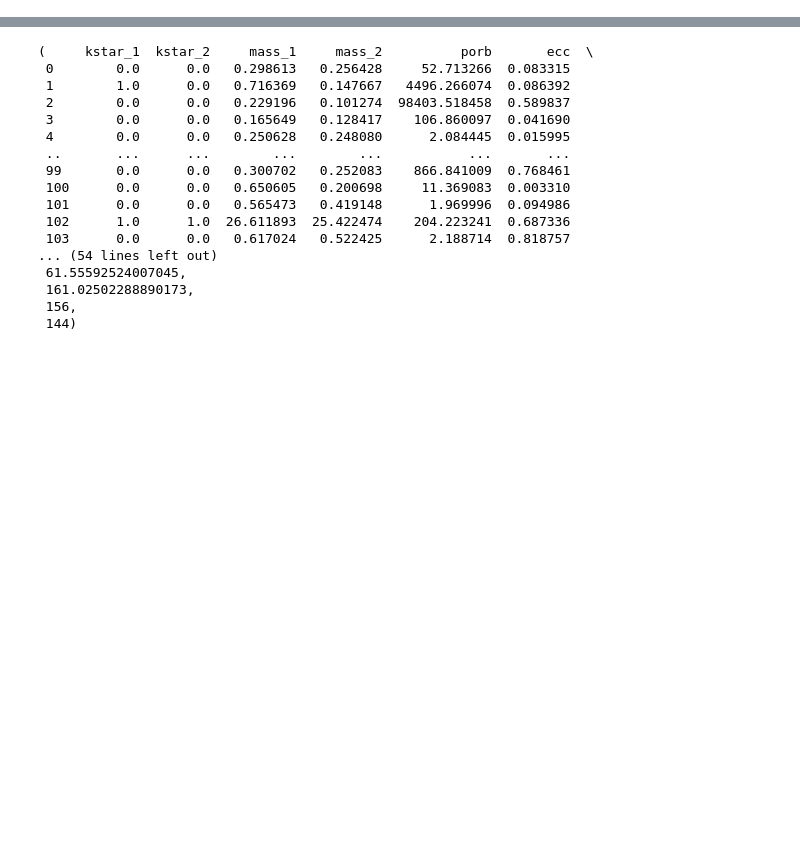
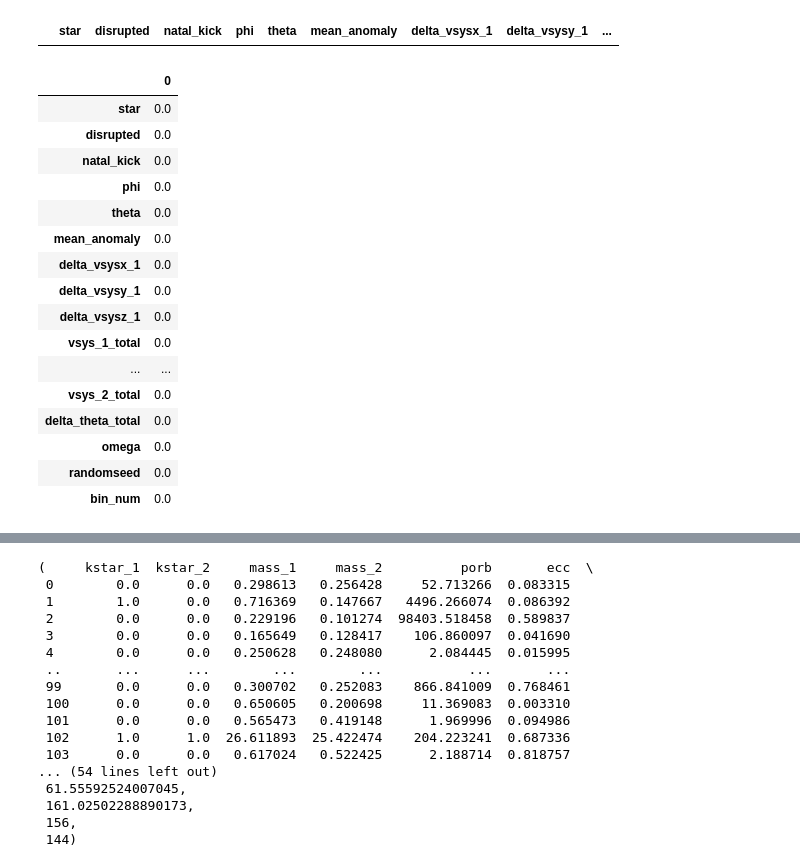
Before and after one commit to TomWagg/cogsworth, a Jupyter notebook: scratch.ipynb, the cells around one changed output, grey strips where cells are left out. Drawn from its saved outputs; the diff is of its cells as text; code cells hidden in the pictures; blank space fills up the shorter version.

```diff
--- a/scratch.ipynb
+++ b/scratch.ipynb
@@ -10,3 +10,27 @@ import pandas as pd
 import run
 # %%
 from cosmic.sample.initialbinarytable import InitialBinaryTable
+# %%
+kick_info.loc[0][kick_info.loc[0]["star"] > 0.0]
+# %% [output]
+|  | star | disrupted | natal_kick | phi | theta | mean_anomaly | delta_vsysx_1 | delta_vsysy_1 | ... |
+# %%
+kick_info.loc[0].iloc[0].to_frame()
+# %% [output]
+|  | 0 |
+| star | 0.0 |
+| disrupted | 0.0 |
+| natal_kick | 0.0 |
+| phi | 0.0 |
+| theta | 0.0 |
+| mean_anomaly | 0.0 |
+| delta_vsysx_1 | 0.0 |
+| delta_vsysy_1 | 0.0 |
+| delta_vsysz_1 | 0.0 |
+| vsys_1_total | 0.0 |
+| ... | ... |
+| vsys_2_total | 0.0 |
+| delta_theta_total | 0.0 |
+| omega | 0.0 |
+| randomseed | 0.0 |
+| bin_num | 0.0 |
```
Also changed, not shown: parts of 1 cell of this notebook, 4 other files.
